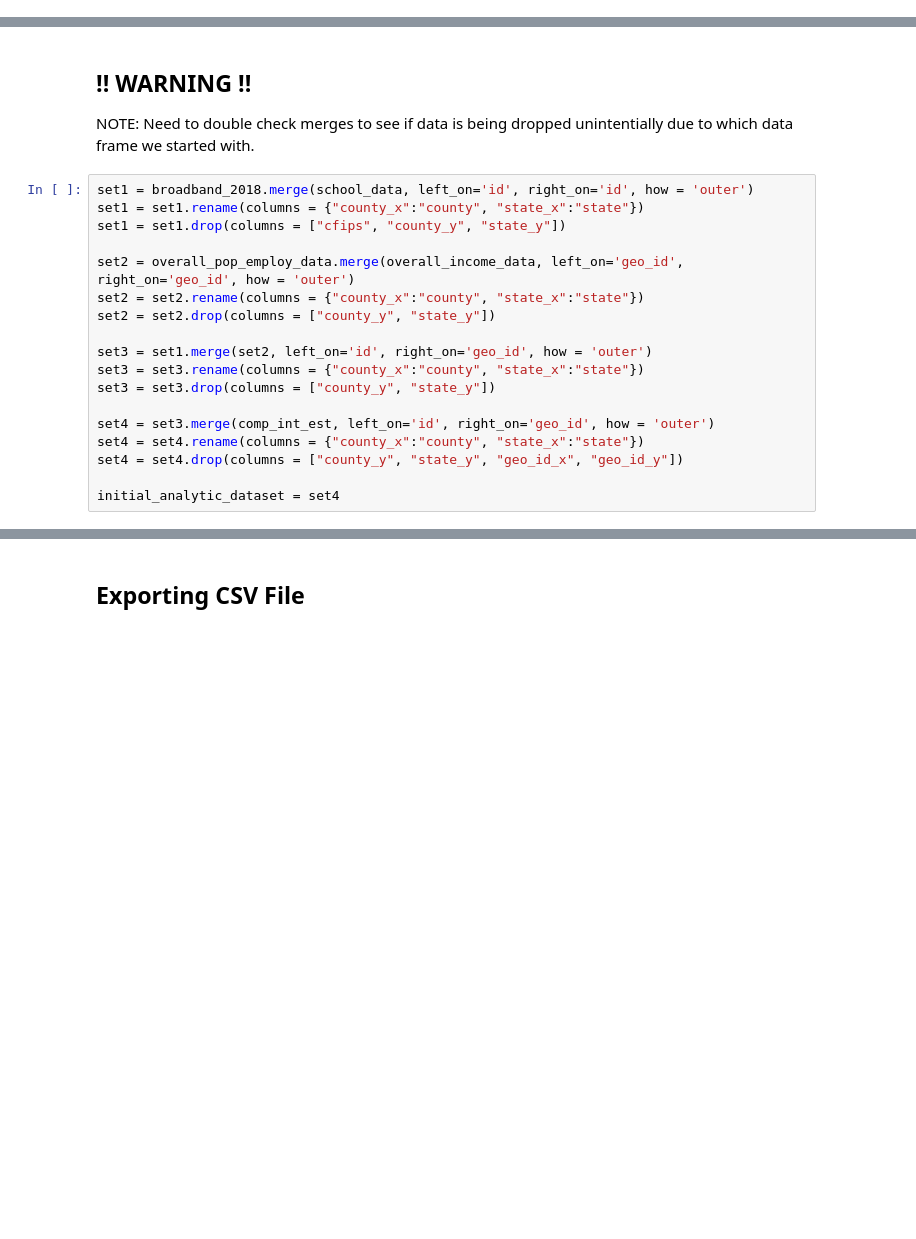
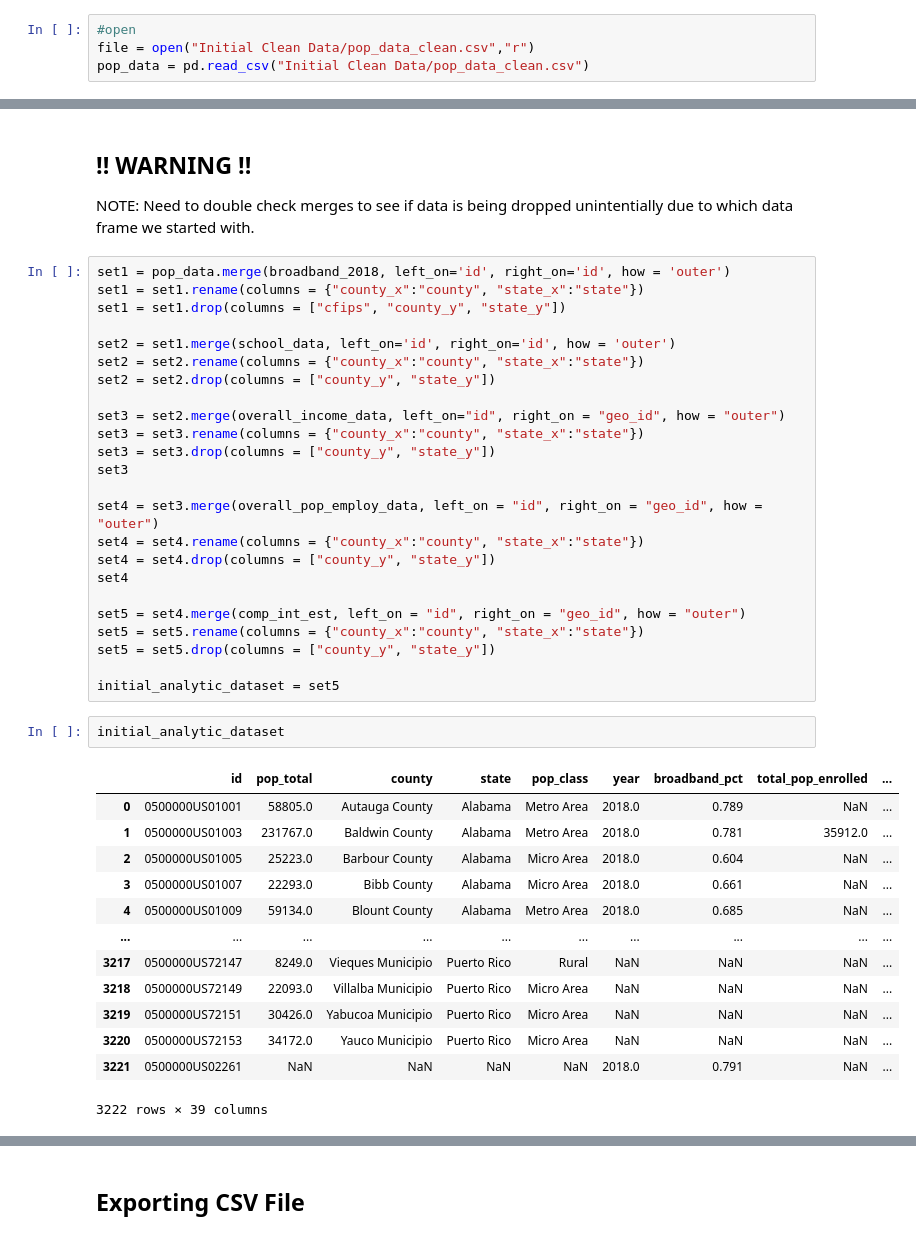
Before and after one commit to mosymns13/DS4A-Team13-Digital-Divide-Project, a Jupyter notebook: Key Variables Selection.ipynb, the cells around one changed output, grey strips where cells are left out. Saved outputs shown, nothing was run; the diff lists cells and outputs as text; blank space fills up the shorter version.

Commit message:
updated all notebooks to include pop data

```diff
--- a/Key Variables Selection.ipynb
+++ b/Key Variables Selection.ipynb
@@ -149,0 +152,4 @@ comp_int_est[['est_total_households',
+# %%
+#open
+file = open("Initial Clean Data/pop_data_clean.csv","r")
+pop_data = pd.read_csv("Initial Clean Data/pop_data_clean.csv")
@@ -158,24 +180,46 @@ comp_int_est.columns = comp_int_est.columns.str.lower()
 # %% [markdown]
 ## !! WARNING !!
 NOTE: Need to double check merges to see if data is being dropped unintentially due to which data frame we started with.
-# %%
-set1 = broadband_2018.merge(school_data, left_on='id', right_on='id', how = 'outer')
-set1 = set1.rename(columns = {"county_x":"county", "state_x":"state"})
-set1 = set1.drop(columns = ["cfips", "county_y", "state_y"])
-
-set2 = overall_pop_employ_data.merge(overall_income_data, left_on='geo_id', right_on='geo_id', how = 'outer')
-set2 = set2.rename(columns = {"county_x":"county", "state_x":"state"})
-set2 = set2.drop(columns = ["county_y", "state_y"])
-
-set3 = set1.merge(set2, left_on='id', right_on='geo_id', how = 'outer')
-set3 = set3.rename(columns = {"county_x":"county", "state_x":"state"})
-set3 = set3.drop(columns = ["county_y", "state_y"])
-
-set4 = set3.merge(comp_int_est, left_on='id', right_on='geo_id', how = 'outer')
-set4 = set4.rename(columns = {"county_x":"county", "state_x":"state"})
-set4 = set4.drop(columns = ["county_y", "state_y", "geo_id_x", "geo_id_y"])
-
-initial_analytic_dataset = set4
+# %%
+set1 = pop_data.merge(broadband_2018, left_on='id', right_on='id', how = 'outer')
+set1 = set1.rename(columns = {"county_x":"county", "state_x":"state"})
+set1 = set1.drop(columns = ["cfips", "county_y", "state_y"])
+
+set2 = set1.merge(school_data, left_on='id', right_on='id', how = 'outer')
+set2 = set2.rename(columns = {"county_x":"county", "state_x":"state"})
+set2 = set2.drop(columns = ["county_y", "state_y"])
+
+set3 = set2.merge(overall_income_data, left_on="id", right_on = "geo_id", how = "outer")
+set3 = set3.rename(columns = {"county_x":"county", "state_x":"state"})
+set3 = set3.drop(columns = ["county_y", "state_y"])
+set3
+
+set4 = set3.merge(overall_pop_employ_data, left_on = "id", right_on = "geo_id", how = "outer")
+set4 = set4.rename(columns = {"county_x":"county", "state_x":"state"})
+set4 = set4.drop(columns = ["county_y", "state_y"])
+set4
+
+set5 = set4.merge(comp_int_est, left_on = "id", right_on = "geo_id", how = "outer")
+set5 = set5.rename(columns = {"county_x":"county", "state_x":"state"})
+set5 = set5.drop(columns = ["county_y", "state_y"])
+
+initial_analytic_dataset = set5
+# %%
+initial_analytic_dataset
+# %% [output]
+|  | id | pop_total | county | state | pop_class | year | broadband_pct | total_pop_enrolled | ... |
+| 0 | 0500000US01001 | 58805.0 | Autauga County | Alabama | Metro Area | 2018.0 | 0.789 | NaN | ... |
+| 1 | 0500000US01003 | 231767.0 | Baldwin County | Alabama | Metro Area | 2018.0 | 0.781 | 35912.0 | ... |
+| 2 | 0500000US01005 | 25223.0 | Barbour County | Alabama | Micro Area | 2018.0 | 0.604 | NaN | ... |
+| 3 | 0500000US01007 | 22293.0 | Bibb County | Alabama | Micro Area | 2018.0 | 0.661 | NaN | ... |
+| 4 | 0500000US01009 | 59134.0 | Blount County | Alabama | Metro Area | 2018.0 | 0.685 | NaN | ... |
+| ... | ... | ... | ... | ... | ... | ... | ... | ... | ... |
+| 3217 | 0500000US72147 | 8249.0 | Vieques Municipio | Puerto Rico | Rural | NaN | NaN | NaN | ... |
+| 3218 | 0500000US72149 | 22093.0 | Villalba Municipio | Puerto Rico | Micro Area | NaN | NaN | NaN | ... |
+| 3219 | 0500000US72151 | 30426.0 | Yabucoa Municipio | Puerto Rico | Micro Area | NaN | NaN | NaN | ... |
+| 3220 | 0500000US72153 | 34172.0 | Yauco Municipio | Puerto Rico | Micro Area | NaN | NaN | NaN | ... |
+| 3221 | 0500000US02261 | NaN | NaN | NaN | NaN | 2018.0 | 0.791 | NaN | ... |
+3222 rows × 39 columns
 # %%
 initial_analytic_dataset.info()
 # %% [output]
```
Also changed, not shown: parts of 3 cells of this notebook, 5 other files.
